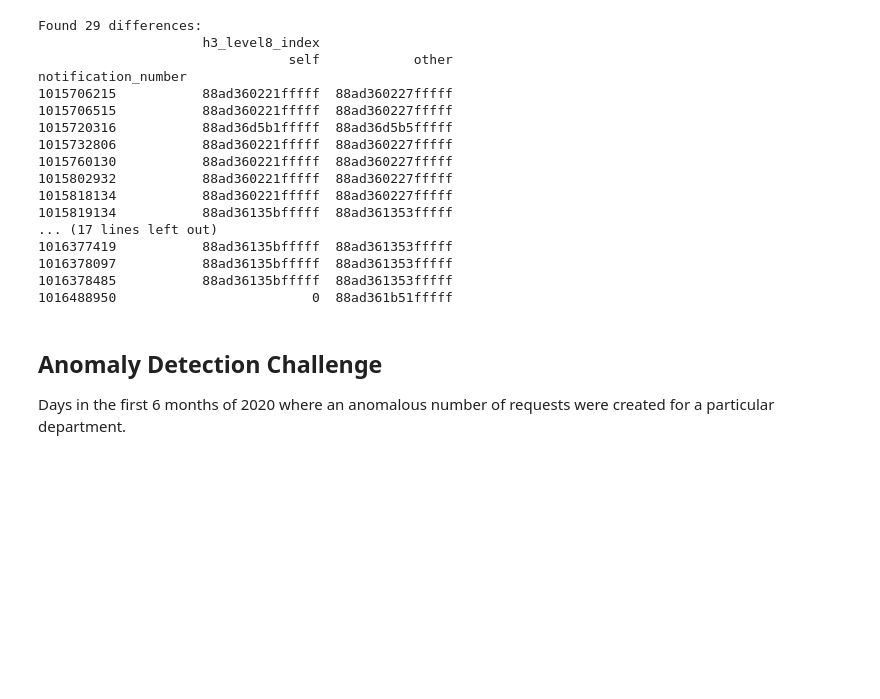
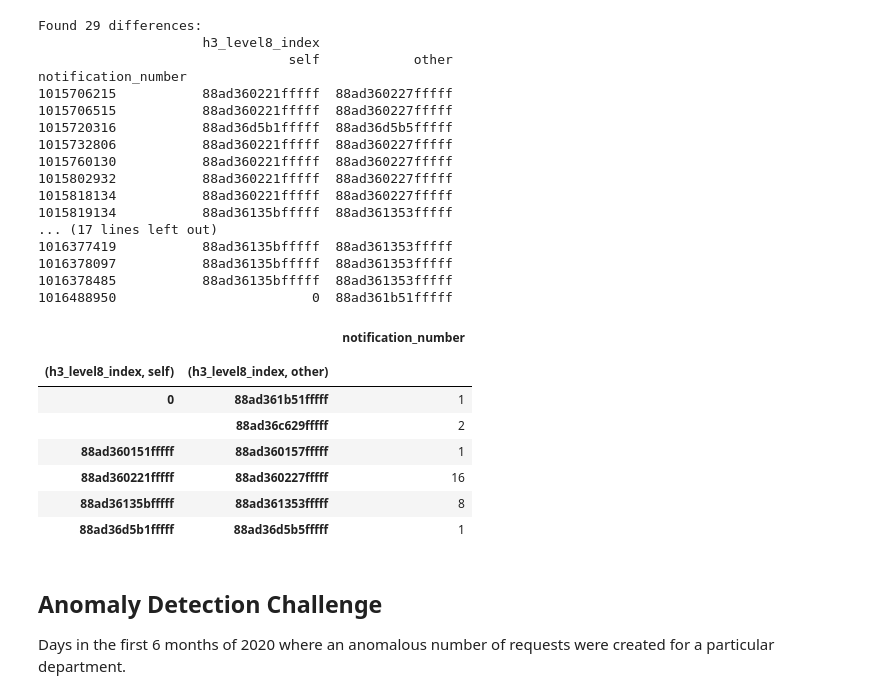
Before and after one commit to wiebket/ds_code_challenge, a Jupyter notebook: notebooks/0.0-main-workflow.ipynb, the cells around one changed output. Cells and saved outputs as stored; diff of their text form; code cells hidden in the pictures; blank space fills up the shorter version.

```diff
--- a/notebooks/0.0-main-workflow.ipynb
+++ b/notebooks/0.0-main-workflow.ipynb
@@ -89,6 +99,21 @@ notification_number
 1016378097           88ad36135bfffff  88ad361353fffff
 1016378485           88ad36135bfffff  88ad361353fffff
 1016488950                         0  88ad361b51fffff
+# %%
+# Problematic hex indexes in workflow join
+diff.reset_index(inplace=True)
+
+diff.groupby([('h3_level8_index', 'self'), ('h3_level8_index', 'other')], axis=0).count()
+# %% [output]
+|  |  | notification_number |
+|  |  |  |
+| (h3_level8_index, self) | (h3_level8_index, other) |  |
+| 0 | 88ad361b51fffff | 1 |
+|  | 88ad36c629fffff | 2 |
+| 88ad360151fffff | 88ad360157fffff | 1 |
+| 88ad360221fffff | 88ad360227fffff | 16 |
+| 88ad36135bfffff | 88ad361353fffff | 8 |
+| 88ad36d5b1fffff | 88ad36d5b5fffff | 1 |
 # %% [markdown]
 ## Anomaly Detection Challenge
 
```
Also changed, not shown: parts of 11 cells of this notebook.
